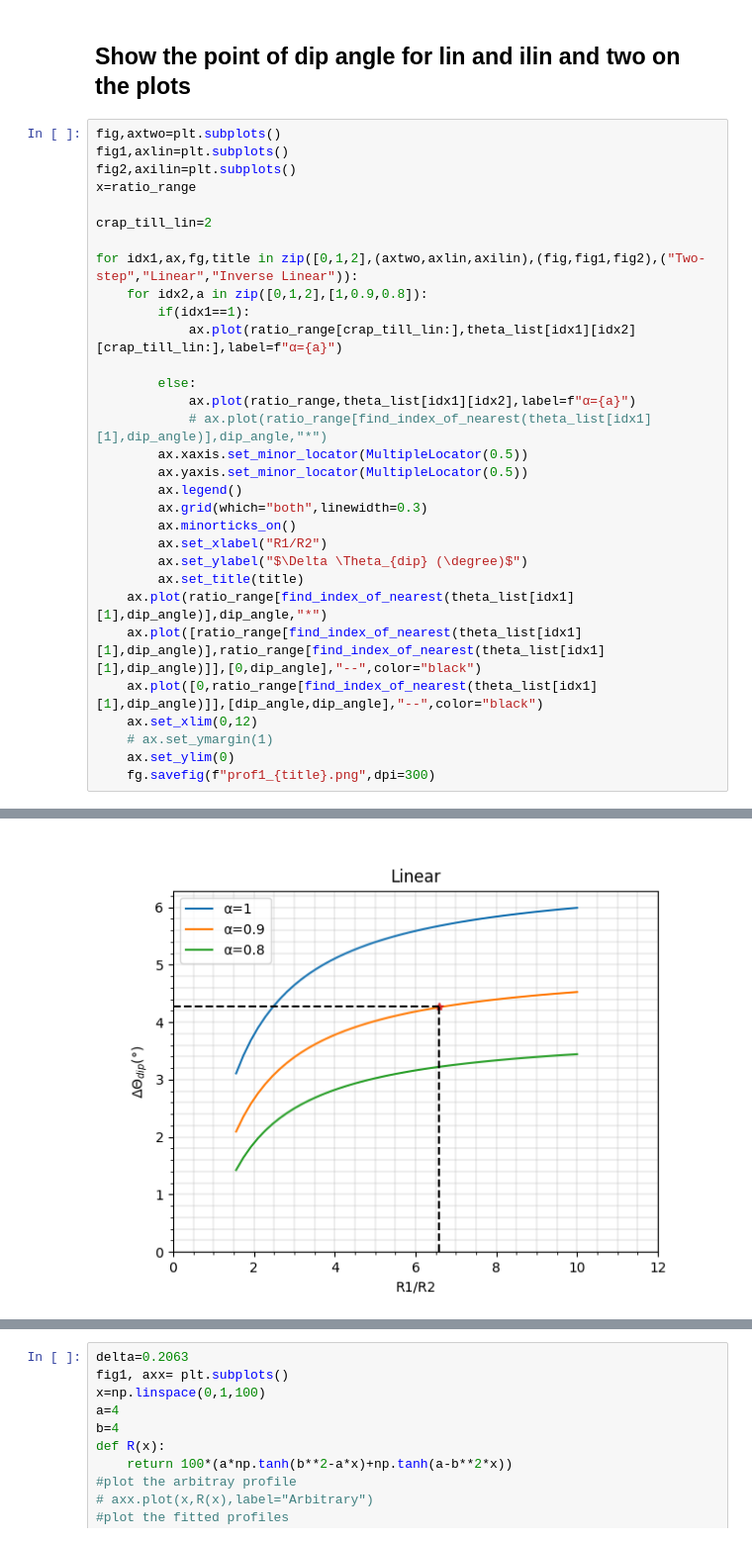
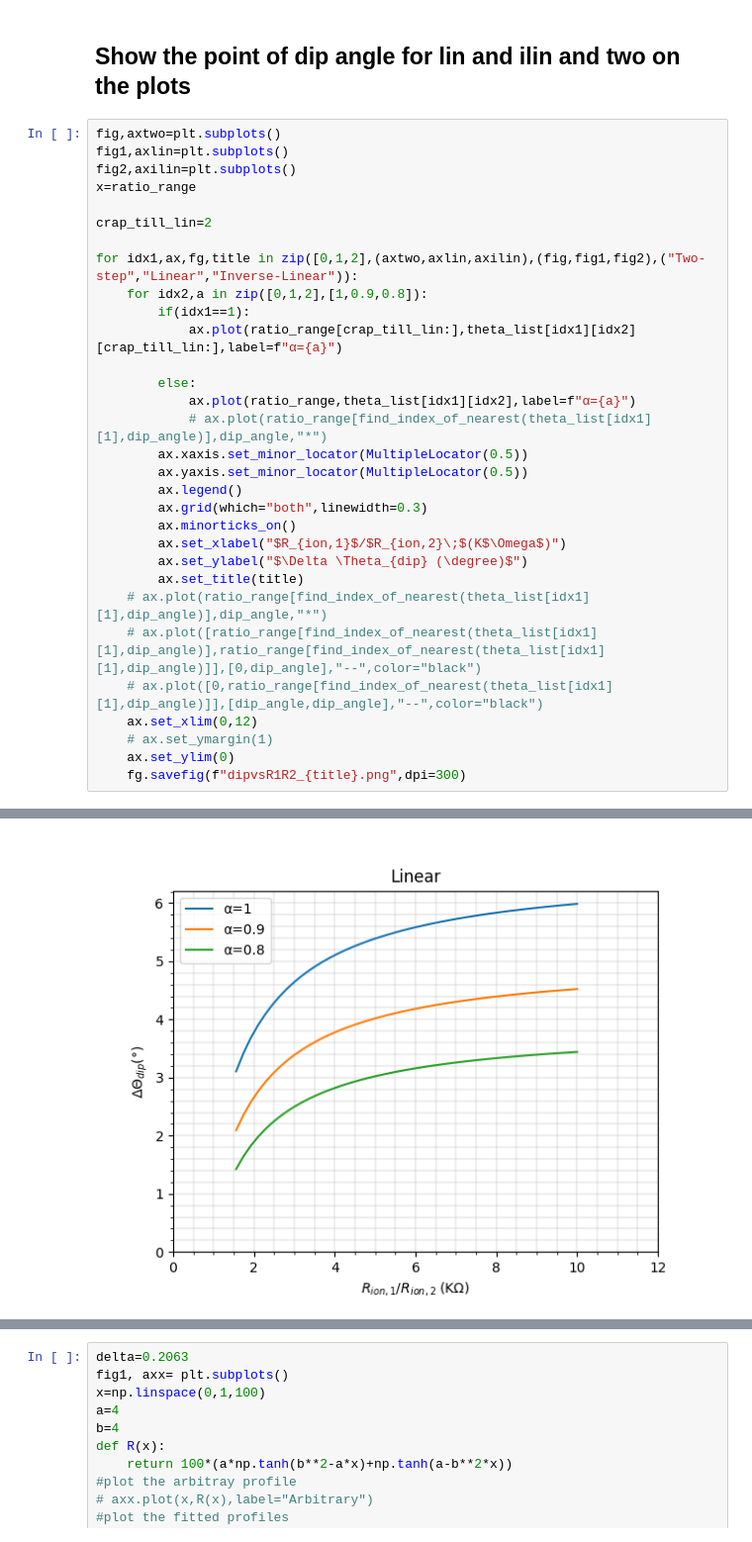
Before and after one commit to Yugal0/fitting-gen-arbitrary-eis, a Jupyter notebook: main_prof_1.ipynb, the cells around one changed output, grey strips where cells are left out. Shown at 99% size. Drawn from its saved outputs; the diff is of its cells as text.

```diff
--- a/main_prof_1.ipynb
+++ b/main_prof_1.ipynb
@@ -162,7 +163,7 @@ x=ratio_range
 
 crap_till_lin=2
 
-for idx1,ax,fg,title in zip([0,1,2],(axtwo,axlin,axilin),(fig,fig1,fig2),("Two-step","Linear","Inverse Linear")):
+for idx1,ax,fg,title in zip([0,1,2],(axtwo,axlin,axilin),(fig,fig1,fig2),("Two-step","Linear","Inverse-Linear")):
     for idx2,a in zip([0,1,2],[1,0.9,0.8]):
         if(idx1==1):
             ax.plot(ratio_range[crap_till_lin:],theta_list[idx1][idx2][crap_till_lin:],label=f"α={a}")
@@ -175,14 +176,14 @@ for idx1,ax,fg,title in zip([0,1,2],(axtwo,axlin,axilin),(fig,fig1,fig2),("Two-s
         ax.legend()
         ax.grid(which="both",linewidth=0.3)
         ax.minorticks_on()
-        ax.set_xlabel("R1/R2")
+        ax.set_xlabel("$R_{ion,1}$/$R_{ion,2}\;$(K$\Omega$)")
         ax.set_ylabel("$\Delta \Theta_{dip} (\degree)$")
         ax.set_title(title)
-    ax.plot(ratio_range[find_index_of_nearest(theta_list[idx1][1],dip_angle)],dip_angle,"*")
-    ax.plot([ratio_range[find_index_of_nearest(theta_list[idx1][1],dip_angle)],ratio_range[find_index_of_nearest(theta_list[idx1][1],dip_angle)]],[0,dip_angle],"--",color="black")
-    ax.plot([0,ratio_range[find_index_of_nearest(theta_list[idx1][1],dip_angle)]],[dip_angle,dip_angle],"--",color="black")
+    # ax.plot(ratio_range[find_index_of_nearest(theta_list[idx1][1],dip_angle)],dip_angle,"*")
+    # ax.plot([ratio_range[find_index_of_nearest(theta_list[idx1][1],dip_angle)],ratio_range[find_index_of_nearest(theta_list[idx1][1],dip_angle)]],[0,dip_angle],"--",color="black")
+    # ax.plot([0,ratio_range[find_index_of_nearest(theta_list[idx1][1],dip_angle)]],[dip_angle,dip_angle],"--",color="black")
     ax.set_xlim(0,12)
     # ax.set_ymargin(1)
     ax.set_ylim(0)
-    fg.savefig(f"prof1_{title}.png",dpi=300)
+    fg.savefig(f"dipvsR1R2_{title}.png",dpi=300)
 # %% [output]
@@ -190 +191 @@ for idx1,ax,fg,title in zip([0,1,2],(axtwo,axlin,axilin),(fig,fig1,fig2),("Two-s
-[figure, old version]
+[figure, new version]
```
Also changed, not shown: parts of 2 cells of this notebook, 7 other files.
